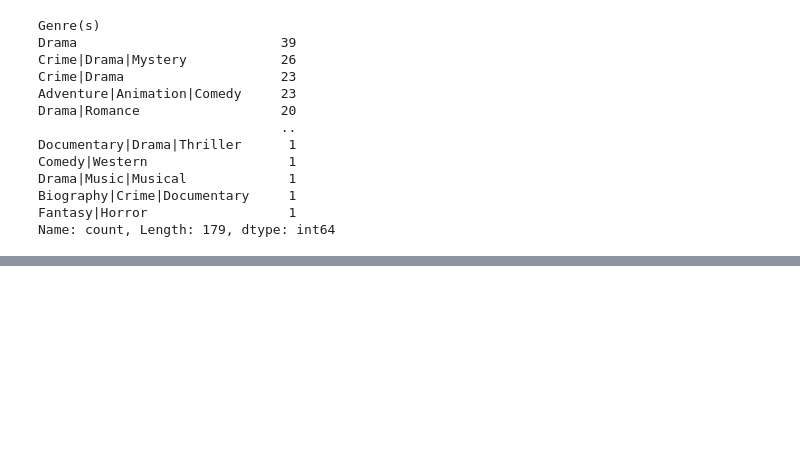
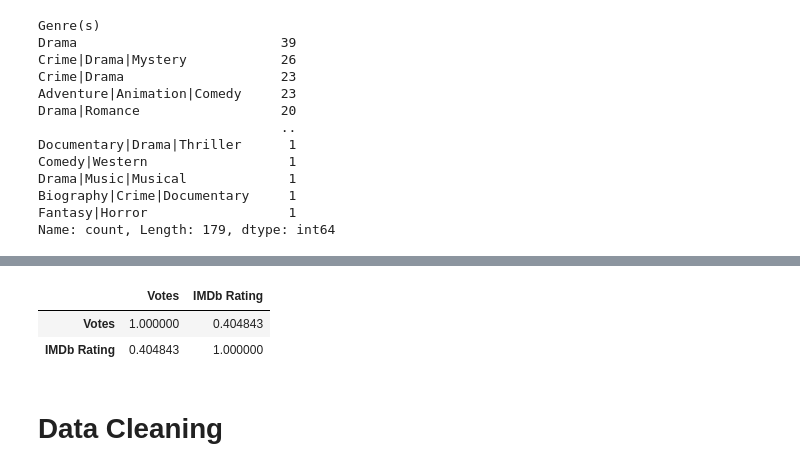
Before and after one commit to MeCatss/700ImdbProject, a Jupyter notebook: data/data_exploration.ipynb, the cells around one changed output, grey strips where cells are left out. Saved outputs shown, nothing was run; the diff lists cells and outputs as text; code cells hidden in the pictures; blank space fills up the shorter version.

```diff
--- a/data/data_exploration.ipynb
+++ b/data/data_exploration.ipynb
@@ -117,0 +160,8 @@ Name: count, Length: 179, dtype: int64
+# %%
+df[['Votes', 'IMDb Rating']].corr()
+# %% [output]
+|  | Votes | IMDb Rating |
+| Votes | 1.000000 | 0.404843 |
+| IMDb Rating | 0.404843 | 1.000000 |
+# %% [markdown]
+# Data Cleaning
```
Also changed, not shown: parts of 15 cells of this notebook, 1 other file.
